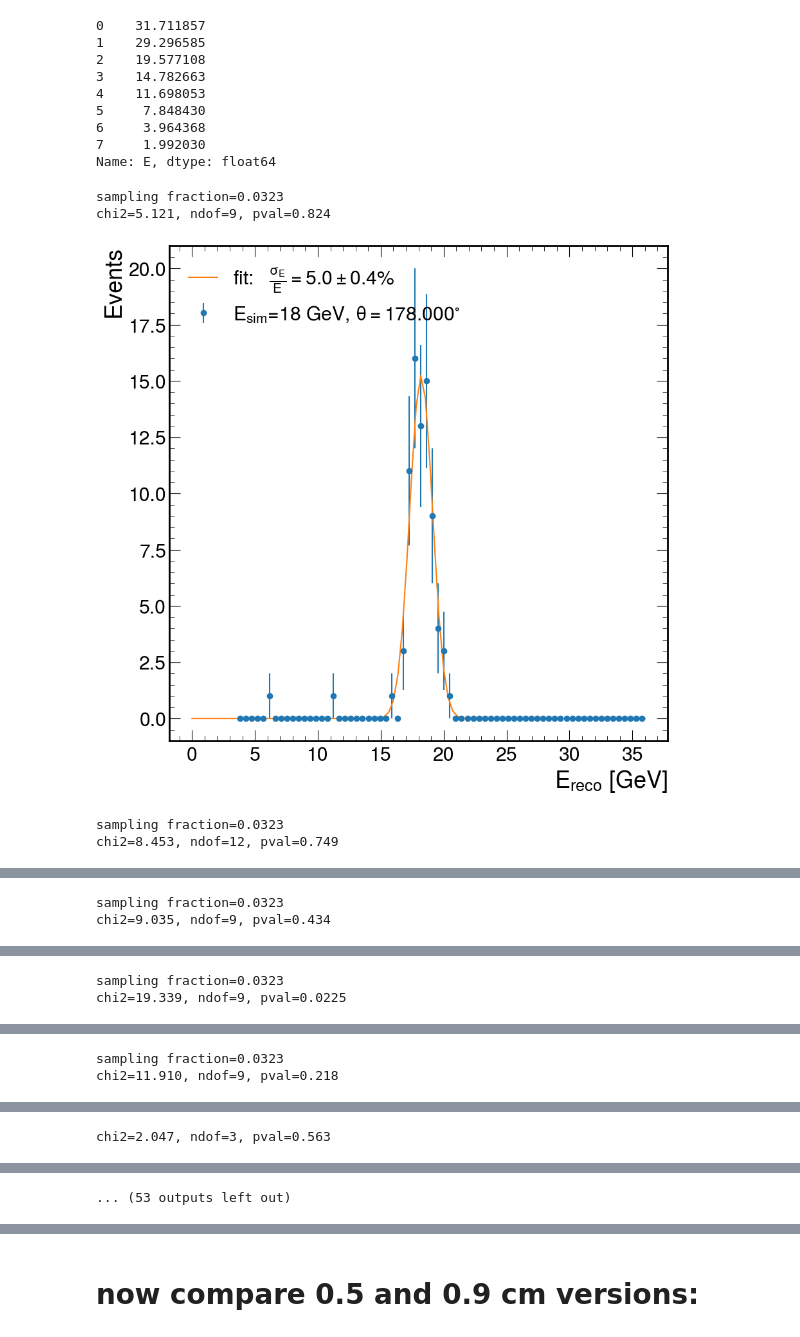
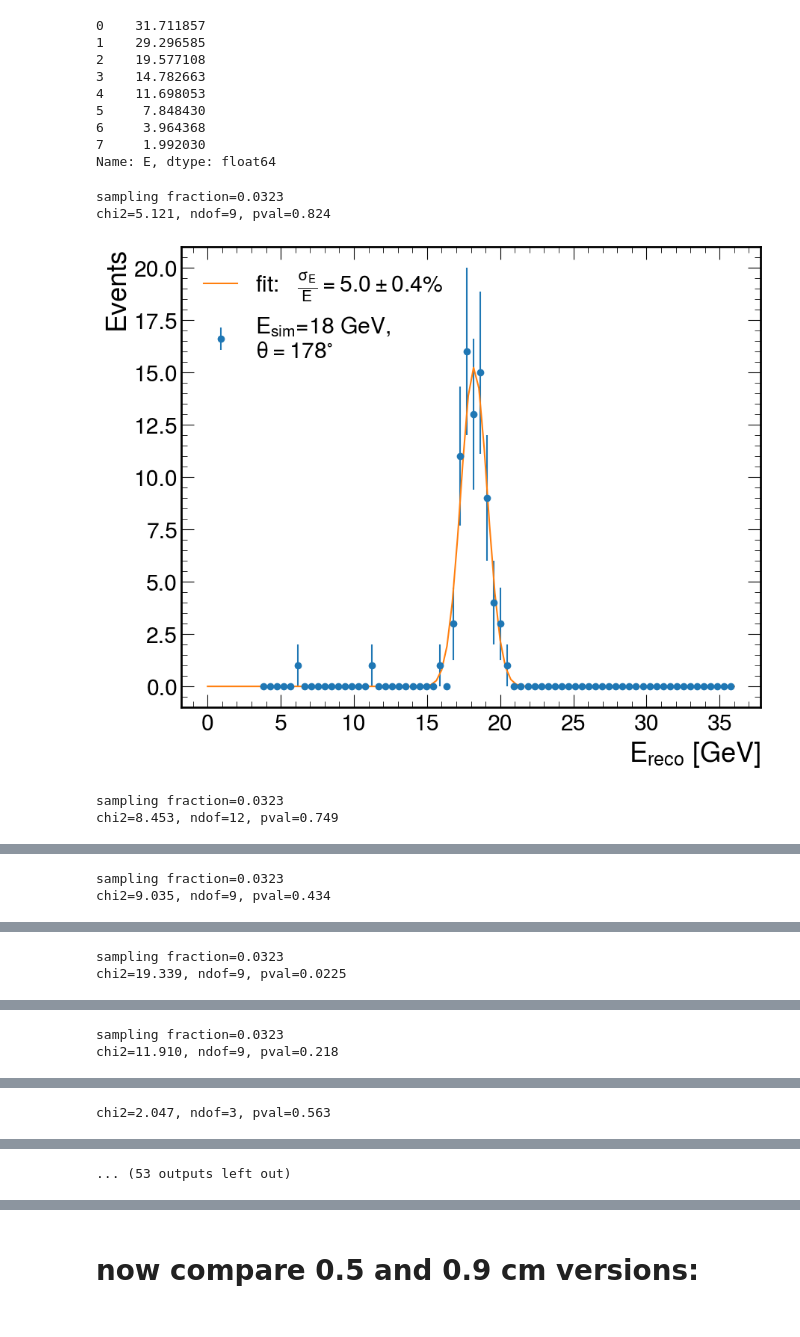
Before and after one commit to sebouh137/backwards_insert, a Jupyter notebook: SimulationStudies.ipynb, the cells around one changed output, grey strips where cells are left out. Cells and saved outputs as stored; diff of their text form; code cells hidden in the pictures.

```diff
--- a/SimulationStudies.ipynb
+++ b/SimulationStudies.ipynb
@@ -7,6 +7,9 @@ plt.rcParams['figure.facecolor']='white'
 plt.rcParams['savefig.facecolor']='white'
 plt.rcParams['savefig.bbox']='tight'
 import ROOT
+
+
+plt.rcParams["figure.figsize"] = (10, 8)
 # %%
 def get_theta(eta):
     return 2*np.arctan(np.exp(-eta))
@@ -168,7 +258,9 @@ for var in "E", "theta":
             coeff, var_matrix = curve_fit(fnc, bc[slc], h[slc], p0=p0,
                                      sigma=np.sqrt(h[slc]))
             plt.subplots(1,1)
-            plt.errorbar(bc, h, np.sqrt(h), marker='o', ls='', label=f'$E_{{\\rm sim}}$={E} GeV, $\\theta={theta:.3f}^{{\\circ}}$')
+            plt.errorbar(bc, h, np.sqrt(h), marker='o', ls='',
+                         label=f'$E_{{\\rm sim}}$={E} GeV,\n$\\theta={theta:.0f}^{{\\circ}}$' if var=='E'\
+                        else f'$E_{{\\rm sim}}$={E} GeV,\n$\\theta={theta:.3f}^{{\\circ}}$')
 
             Eresfracs.append(coeff[2]/E)
             dEresfracs.append(np.sqrt(var_matrix[2][2])/E)
@@ -185,7 +277,8 @@ for var in "E", "theta":
             plt.xlabel("$E_{\\rm reco}$ [GeV]")
             plt.ylabel("Events")
             plt.legend(loc='upper left')
-            plt.savefig(f"images/E_res_slice_{E}_GeV.pdf")
+            if var=='E':
+                plt.savefig(f"images/E_res_slice_{E}_GeV.pdf")
             plt.show()
 
     mus=np.array(mus)
@@ -230,34 +323,34 @@ for var in "E", "theta":
         print(f"chi2={chi2:.3f}, ndof={ndof}, pval={c2.sf(chi2,ndof):.3}")
 
         x=np.linspace(0.8, 18, 20)
 
         plt.plot(x, 100*fnc(x, *coeff_E), label=label)
         axs[1].errorbar(energies, np.array(mus)*100-100, np.array(dmus)*100, marker='o', ls='')
         plt.errorbar(df_CALICE.E, df_CALICE.res, df_CALICE.dres, ls='', marker='s', label="CALICE data")
 
         #now cache this for later; the energy resolution as a function of E
         coeff_E=coeff
 
     else:
         plt.errorbar(get_eta(thetas*np.pi/180), Eresfracs*100, np.array(dEresfracs)*100, marker='o',
                      ls='',label=f'simulation (E={energies[0]} GeV)')
         axs[1].errorbar(get_eta(thetas*np.pi/180), np.array(mus)*100-100, np.array(dmus)*100, marker='o', ls='')
         axs[1].set_xlabel("$\\eta$")
 
     axs[1].set_ylabel("offset [%]")
 
-    axs[1].set_ylim(-12, 12)
+    #axs[1].set_ylim(-12, 12)
     axs[1].axhline(0, ls='--', color='0.7')
 
     plt.ylabel("${\\sigma_E}/{E}$  [%]")
     plt.legend(loc= 'upper right' if var == 'E' else 'lower left')
     plt.ylim(0)
     plt.tight_layout()
     plt.savefig(f"images/E_res_vs_{var}.pdf")
     plt.show()
 # %% [output]
 sampling fraction=0.0323
 chi2=5.121, ndof=9, pval=0.824
-[figure, old version]
+[figure, new version]
 sampling fraction=0.0323
 chi2=8.453, ndof=12, pval=0.749
```
Also changed, not shown: parts of 11 cells of this notebook, 5 other files.
